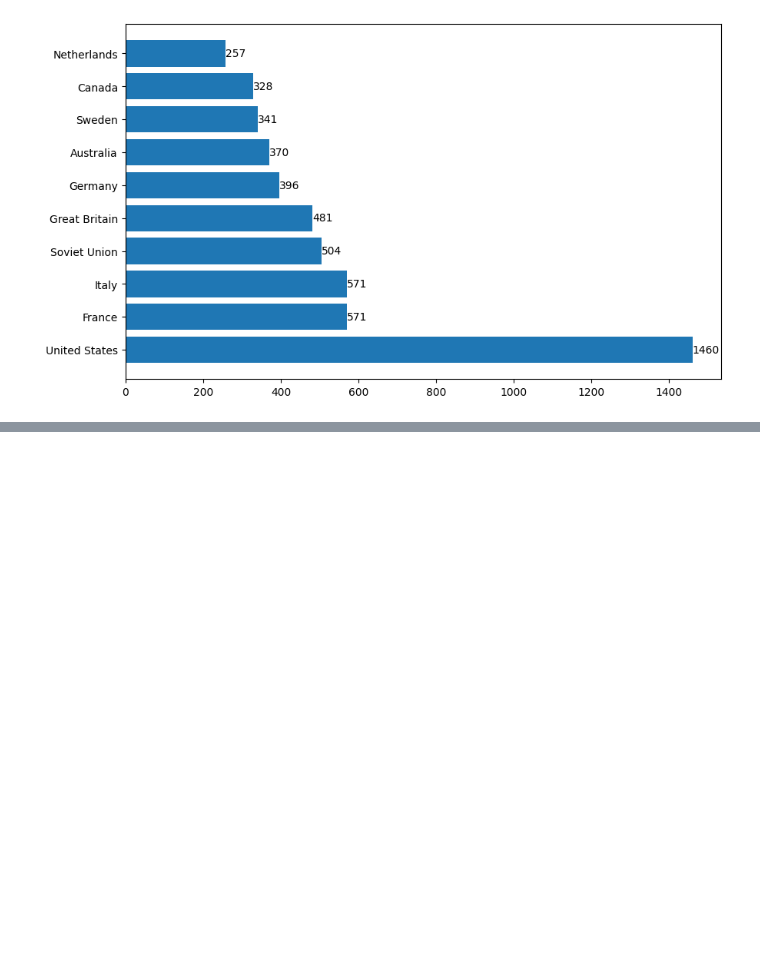
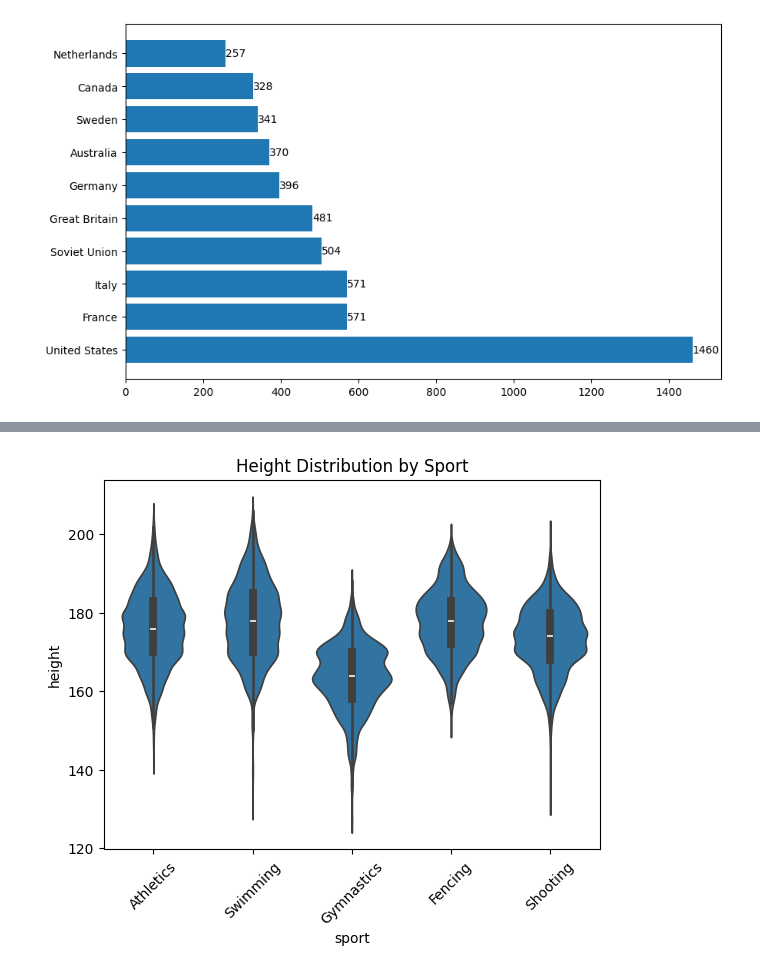
Before and after one commit to john-nio/eda-project, a Jupyter notebook: olympics/olympics.ipynb, the cells around one changed output, grey strips where cells are left out. Saved outputs shown, nothing was run; the diff lists cells and outputs as text; code cells hidden in the pictures; blank space fills up the shorter version.

```diff
--- a/olympics/olympics.ipynb
+++ b/olympics/olympics.ipynb
@@ -354,0 +385,15 @@ plt.show()
+# %%
+top_10_sports = df['sport'].value_counts().head(10).index
+
+plt.figure()
+sns.violinplot(
+    data=df[df['sport'].isin(top_sports)],
+    x='sport',
+    y='height'
+)
+
+plt.xticks(rotation=45)
+plt.title("Height Distribution by Sport")
+plt.show()
+# %% [output]
+[figure, added]
```
Also changed, not shown: parts of 2 cells of this notebook.
